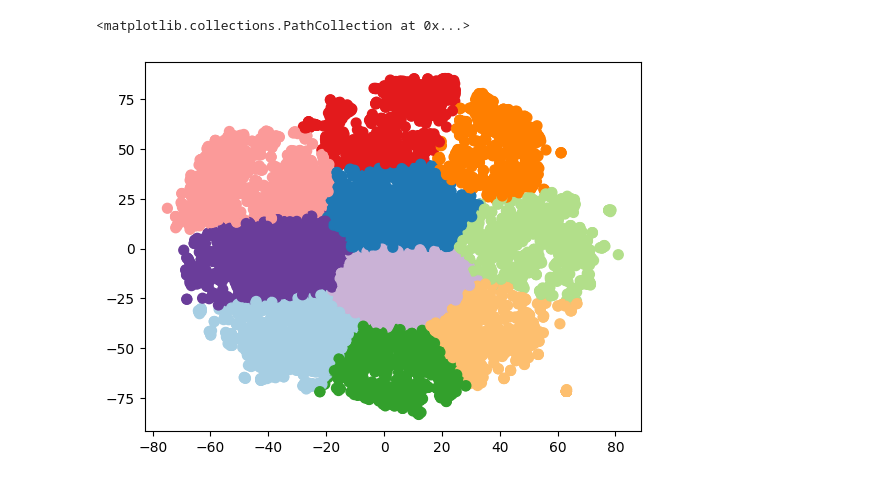
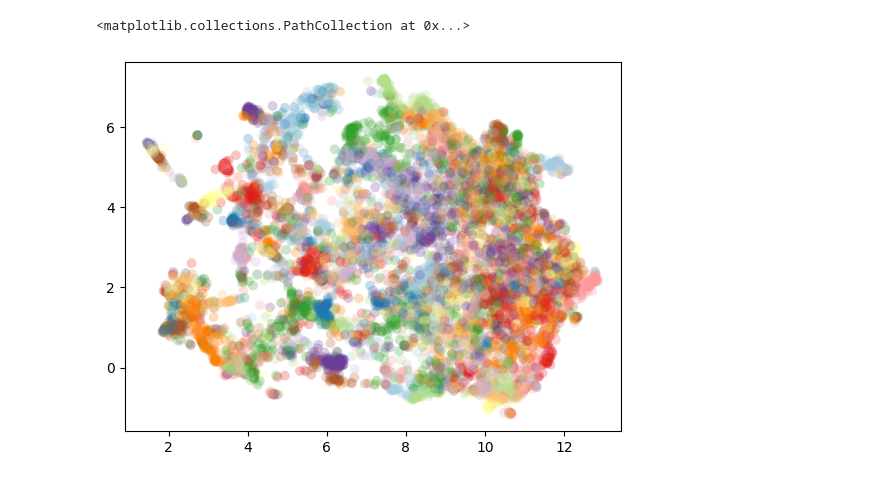
Before and after one commit to cviviers/nanotech_agent, a Jupyter notebook: analysis.ipynb, the cells around one changed output. Cells and saved outputs as stored; diff of their text form; code cells hidden in the pictures.

```diff
--- a/analysis.ipynb
+++ b/analysis.ipynb
@@ -118,0 +229,20 @@ df_tsne.to_csv('df_tsne.csv', index=False)
+# %%
+# create a UMAP object
+reducer = umap.UMAP( n_components=2, random_state=42)
+
+# fit the UMAP object to the embeddings
+umap_embeddings = reducer.fit_transform(embeddings)
+
+# create new pandas df with old df added the umap embeddings
+df_umap = df.copy()
+
+df_umap['umap_x'] = umap_embeddings[:, 0]
+df_umap['umap_y'] = umap_embeddings[:, 1]
+
+# assign colors to the clusters
+df_umap['color'] = [color_palette[cluster] for cluster in clusters]
+
+# plot the UMAP embeddings
+
+plt.figure(figsize=(10, 10))
+sns.scatterplot(x='umap_x', y='umap_y', hue='color', data=df_umap, palette='hsv')
@@ -219,6 +272,9 @@ plt.scatter(tsne_embeddings[:, 0], tsne_embeddings[:, 1], c=
-# %%
-# use kmeans_labels to get the color from the color palette
-plt.scatter(tsne_embeddings[:, 0], tsne_embeddings[:, 1], c=[color_palette[x] for x in kmeans_labels], s=50)
-# %% [output]
-<matplotlib.collections.PathCollection at 0x...>
-[figure, removed]
+# %%
+soft_clusters = hdbscan.all_points_membership_vectors(clusterer)
+color_palette = sns.color_palette('Paired', n_clusters_)
+cluster_colors = [color_palette[np.argmax(x)]
+                  for x in soft_clusters]
+plt.scatter(*umap_embeddings.T, s=50, linewidth=0, c=cluster_colors, alpha=0.25)
+# %% [output]
+<matplotlib.collections.PathCollection at 0x...>
+[figure, added]
```
Also changed, not shown: parts of 42 cells of this notebook, 5 other files.
